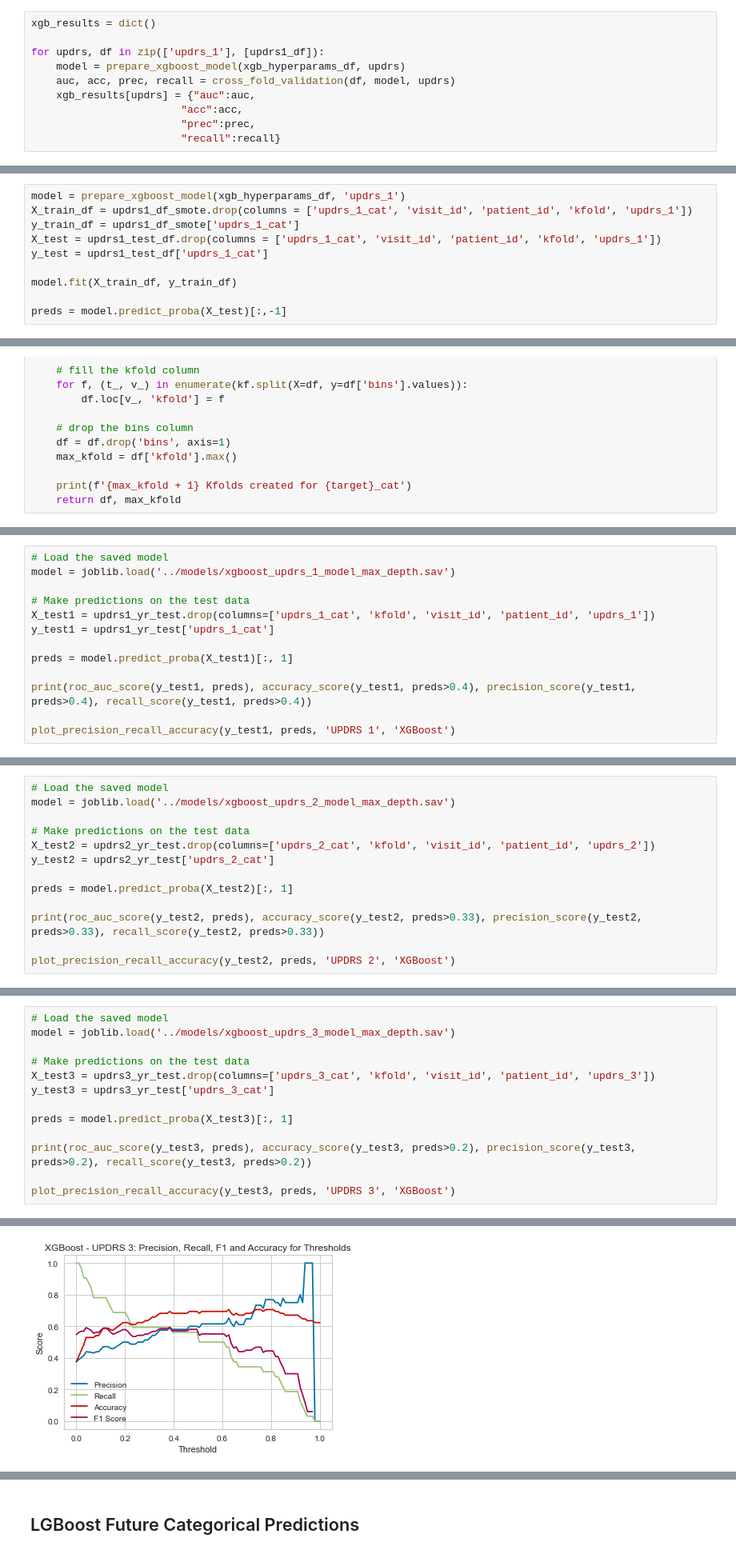
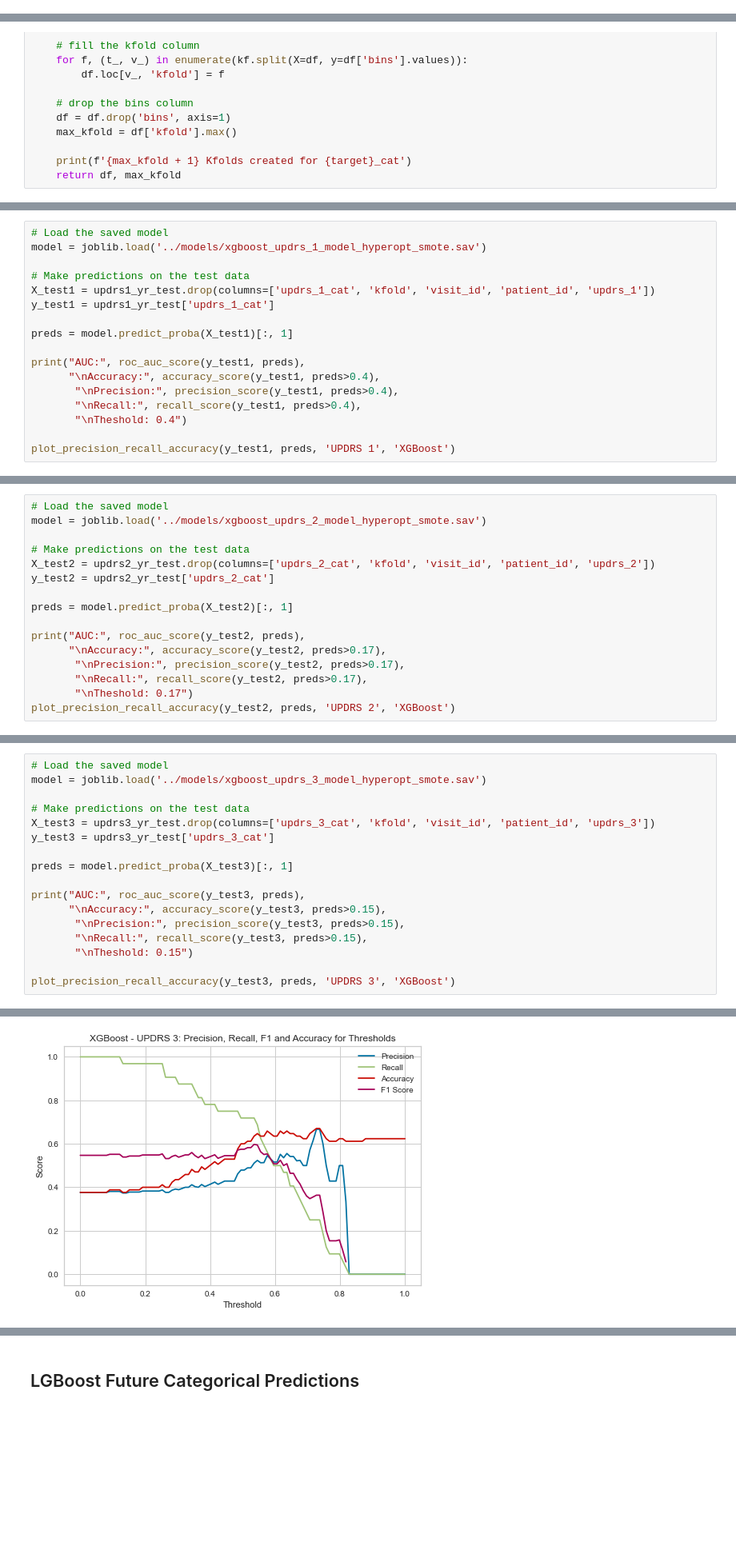
Before and after one commit to dagartga/Boosted-Models-for-Parkinsons-Prediction, a Jupyter notebook: parkinsons_1/notebooks/Compare_SMOTE_1yr_Models.ipynb, the cells around one changed output, grey strips where cells are left out. Shown at 80% size. Saved outputs shown, nothing was run; the diff lists cells and outputs as text; blank space fills up the shorter version.

```diff
--- a/parkinsons_1/notebooks/Compare_SMOTE_1yr_Models.ipynb
+++ b/parkinsons_1/notebooks/Compare_SMOTE_1yr_Models.ipynb
@@ -334,10 +172,0 @@ xgb_hyperparams_df.loc['gamma', 'updrs_3'] = 0.8
-# %%
-xgb_results = dict()
-
-for updrs, df in zip(['updrs_1'], [updrs1_df]):
-    model = prepare_xgboost_model(xgb_hyperparams_df, updrs)
-    auc, acc, prec, recall = cross_fold_validation(df, model, updrs)
-    xgb_results[updrs] = {"auc":auc,
-                        "acc":acc,
-                        "prec":prec,
-                        "recall":recall}
@@ -351,10 +172,0 @@ xgb_results
-# %%
-model = prepare_xgboost_model(xgb_hyperparams_df, 'updrs_1')
-X_train_df = updrs1_df_smote.drop(columns = ['updrs_1_cat', 'visit_id', 'patient_id', 'kfold', 'updrs_1'])
-y_train_df = updrs1_df_smote['updrs_1_cat']
-X_test = updrs1_test_df.drop(columns = ['updrs_1_cat', 'visit_id', 'patient_id', 'kfold', 'updrs_1'])
-y_test = updrs1_test_df['updrs_1_cat']
-
-model.fit(X_train_df, y_train_df)
-
-preds = model.predict_proba(X_test)[:,-1]
@@ -654,6 +446,6 @@ Train AUC = 1.0
 # %%
 # Load the saved model
-model = joblib.load('../models/xgboost_updrs_1_model_max_depth.sav')
+model = joblib.load('../models/xgboost_updrs_1_model_hyperopt_smote.sav')
 
 # Make predictions on the test data
 X_test1 = updrs1_yr_test.drop(columns=['updrs_1_cat', 'kfold', 'visit_id', 'patient_id', 'updrs_1'])
@@ -661,7 +453,11 @@ y_test1 = updrs1_yr_test['updrs_1_cat']
 
 preds = model.predict_proba(X_test1)[:, 1]
 
-print(roc_auc_score(y_test1, preds), accuracy_score(y_test1, preds>0.4), precision_score(y_test1, preds>0.4), recall_score(y_test1, preds>0.4))
+print("AUC:", roc_auc_score(y_test1, preds),
+      "\nAccuracy:", accuracy_score(y_test1, preds>0.4),
+       "\nPrecision:", precision_score(y_test1, preds>0.4),
+       "\nRecall:", recall_score(y_test1, preds>0.4),
+       "\nTheshold: 0.4")
 
 plot_precision_recall_accuracy(y_test1, preds, 'UPDRS 1', 'XGBoost')
 # %% [output]
@@ -671,6 +471,6 @@ plot_precision_recall_accuracy(y_test1, preds, 'UPDRS 1', 'XGBoost')
 # %%
 # Load the saved model
-model = joblib.load('../models/xgboost_updrs_2_model_max_depth.sav')
+model = joblib.load('../models/xgboost_updrs_2_model_hyperopt_smote.sav')
 
 # Make predictions on the test data
 X_test2 = updrs2_yr_test.drop(columns=['updrs_2_cat', 'kfold', 'visit_id', 'patient_id', 'updrs_2'])
@@ -678,7 +478,10 @@ y_test2 = updrs2_yr_test['updrs_2_cat']
 
 preds = model.predict_proba(X_test2)[:, 1]
 
-print(roc_auc_score(y_test2, preds), accuracy_score(y_test2, preds>0.33), precision_score(y_test2, preds>0.33), recall_score(y_test2, preds>0.33))
-
+print("AUC:", roc_auc_score(y_test2, preds),
+      "\nAccuracy:", accuracy_score(y_test2, preds>0.17),
+       "\nPrecision:", precision_score(y_test2, preds>0.17),
+       "\nRecall:", recall_score(y_test2, preds>0.17),
+       "\nTheshold: 0.17")
 plot_precision_recall_accuracy(y_test2, preds, 'UPDRS 2', 'XGBoost')
 # %% [output]
@@ -688,6 +495,6 @@ plot_precision_recall_accuracy(y_test2, preds, 'UPDRS 2', 'XGBoost')
 # %%
 # Load the saved model
-model = joblib.load('../models/xgboost_updrs_3_model_max_depth.sav')
+model = joblib.load('../models/xgboost_updrs_3_model_hyperopt_smote.sav')
 
 # Make predictions on the test data
 X_test3 = updrs3_yr_test.drop(columns=['updrs_3_cat', 'kfold', 'visit_id', 'patient_id', 'updrs_3'])
@@ -695,7 +502,11 @@ y_test3 = updrs3_yr_test['updrs_3_cat']
 
 preds = model.predict_proba(X_test3)[:, 1]
 
-print(roc_auc_score(y_test3, preds), accuracy_score(y_test3, preds>0.2), precision_score(y_test3, preds>0.2), recall_score(y_test3, preds>0.2))
+print("AUC:", roc_auc_score(y_test3, preds),
+      "\nAccuracy:", accuracy_score(y_test3, preds>0.15),
+       "\nPrecision:", precision_score(y_test3, preds>0.15),
+       "\nRecall:", recall_score(y_test3, preds>0.15),
+       "\nTheshold: 0.15")
 
 plot_precision_recall_accuracy(y_test3, preds, 'UPDRS 3', 'XGBoost')
 # %% [output]
@@ -703 +518 @@ plot_precision_recall_accuracy(y_test3, preds, 'UPDRS 3', 'XGBoost')
-[figure, old version]
+[figure, new version]
```
Also changed, not shown: parts of 55 cells of this notebook, 17 other files.
